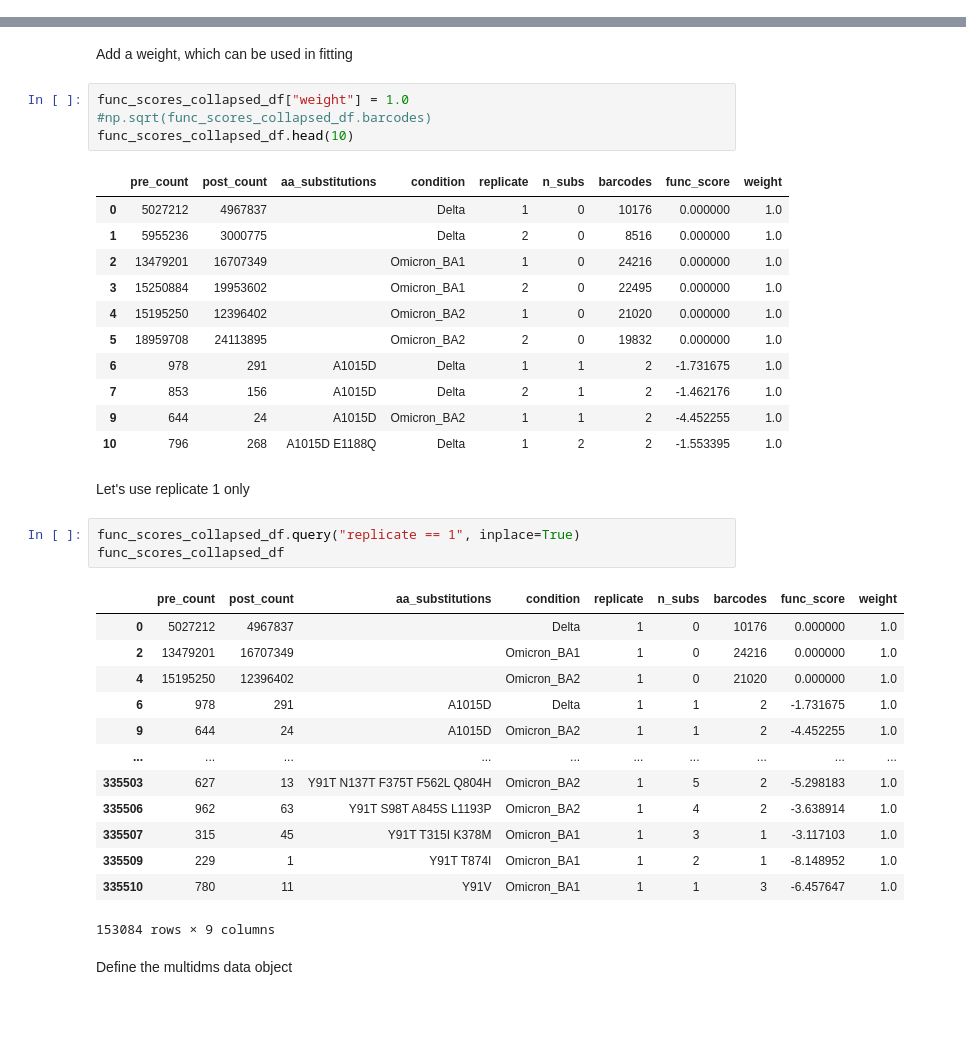
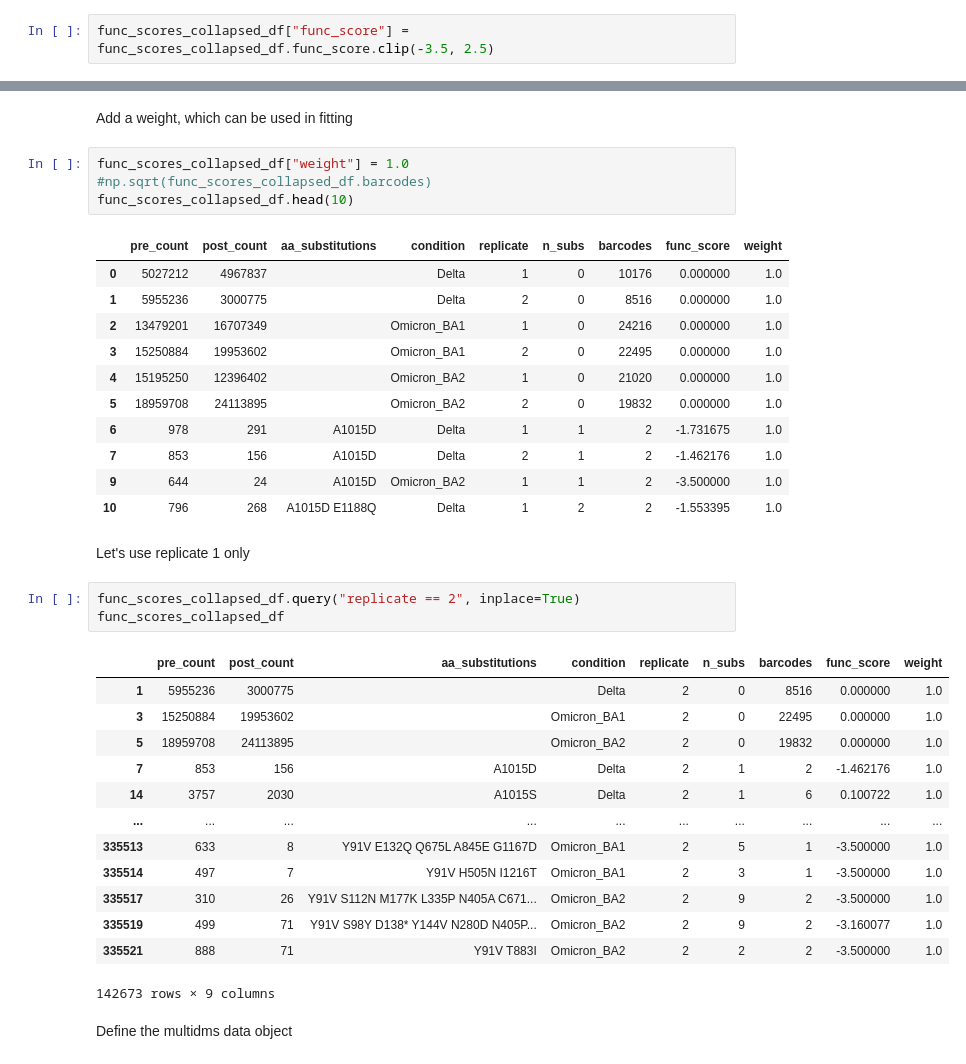
Before and after one commit to matsengrp/multidms, a Jupyter notebook: notebooks/param_transform_ref_equivariance_prototype.ipynb, the cells around one changed output, grey strips where cells are left out. Drawn from its saved outputs; the diff is of its cells as text; blank space fills up the shorter version.

```diff
--- a/notebooks/param_transform_ref_equivariance_prototype.ipynb
+++ b/notebooks/param_transform_ref_equivariance_prototype.ipynb
@@ -134,6 +134,8 @@ func_scores_collapsed_df.query("(pre_count >= 100) & (post_count > 0)", inplace=
 func_scores_collapsed_df.shape
 # %% [output]
 (295757, 8)
+# %%
+func_scores_collapsed_df["func_score"] = func_scores_collapsed_df.func_score.clip(-3.5, 2.5)
 # %%
 func_scores_collapsed_df
 # %% [output]
@@ -206,27 +208,27 @@ func_scores_collapsed_df.head(10)
 | 5 | 18959708 | 24113895 |  | Omicron_BA2 | 2 | 0 | 19832 | 0.000000 | 1.0 |
 | 6 | 978 | 291 | A1015D | Delta | 1 | 1 | 2 | -1.731675 | 1.0 |
 | 7 | 853 | 156 | A1015D | Delta | 2 | 1 | 2 | -1.462176 | 1.0 |
-| 9 | 644 | 24 | A1015D | Omicron_BA2 | 1 | 1 | 2 | -4.452255 | 1.0 |
+| 9 | 644 | 24 | A1015D | Omicron_BA2 | 1 | 1 | 2 | -3.500000 | 1.0 |
 | 10 | 796 | 268 | A1015D E1188Q | Delta | 1 | 2 | 2 | -1.553395 | 1.0 |
 # %% [markdown]
 Let's use replicate 1 only
 # %%
-func_scores_collapsed_df.query("replicate == 1", inplace=True)
+func_scores_collapsed_df.query("replicate == 2", inplace=True)
 func_scores_collapsed_df
 # %% [output]
 |  | pre_count | post_count | aa_substitutions | condition | replicate | n_subs | barcodes | func_score | weight |
-| 0 | 5027212 | 4967837 |  | Delta | 1 | 0 | 10176 | 0.000000 | 1.0 |
-| 2 | 13479201 | 16707349 |  | Omicron_BA1 | 1 | 0 | 24216 | 0.000000 | 1.0 |
-| 4 | 15195250 | 12396402 |  | Omicron_BA2 | 1 | 0 | 21020 | 0.000000 | 1.0 |
-| 6 | 978 | 291 | A1015D | Delta | 1 | 1 | 2 | -1.731675 | 1.0 |
-| 9 | 644 | 24 | A1015D | Omicron_BA2 | 1 | 1 | 2 | -4.452255 | 1.0 |
+| 1 | 5955236 | 3000775 |  | Delta | 2 | 0 | 8516 | 0.000000 | 1.0 |
+| 3 | 15250884 | 19953602 |  | Omicron_BA1 | 2 | 0 | 22495 | 0.000000 | 1.0 |
+| 5 | 18959708 | 24113895 |  | Omicron_BA2 | 2 | 0 | 19832 | 0.000000 | 1.0 |
+| 7 | 853 | 156 | A1015D | Delta | 2 | 1 | 2 | -1.462176 | 1.0 |
+| 14 | 3757 | 2030 | A1015S | Delta | 2 | 1 | 6 | 0.100722 | 1.0 |
 | ... | ... | ... | ... | ... | ... | ... | ... | ... | ... |
-| 335503 | 627 | 13 | Y91T N137T F375T F562L Q804H | Omicron_BA2 | 1 | 5 | 2 | -5.298183 | 1.0 |
-| 335506 | 962 | 63 | Y91T S98T A845S L1193P | Omicron_BA2 | 1 | 4 | 2 | -3.638914 | 1.0 |
-| 335507 | 315 | 45 | Y91T T315I K378M | Omicron_BA1 | 1 | 3 | 1 | -3.117103 | 1.0 |
-| 335509 | 229 | 1 | Y91T T874I | Omicron_BA1 | 1 | 2 | 1 | -8.148952 | 1.0 |
-| 335510 | 780 | 11 | Y91V | Omicron_BA1 | 1 | 1 | 3 | -6.457647 | 1.0 |
+| 335513 | 633 | 8 | Y91V E132Q Q675L A845E G1167D | Omicron_BA1 | 2 | 5 | 1 | -3.500000 | 1.0 |
+| 335514 | 497 | 7 | Y91V H505N I1216T | Omicron_BA1 | 2 | 3 | 1 | -3.500000 | 1.0 |
+| 335517 | 310 | 26 | Y91V S112N M177K L335P N405A C671... | Omicron_BA2 | 2 | 9 | 2 | -3.500000 | 1.0 |
+| 335519 | 499 | 71 | Y91V S98Y D138* Y144V N280D N405P... | Omicron_BA2 | 2 | 9 | 2 | -3.160077 | 1.0 |
+| 335521 | 888 | 71 | Y91V T883I | Omicron_BA2 | 2 | 2 | 2 | -3.500000 | 1.0 |
-153084 rows × 9 columns
+142673 rows × 9 columns
 # %% [markdown]
 Define the multidms data object
 # %%
```
Also changed, not shown: parts of 16 cells of this notebook, 7 other files.
